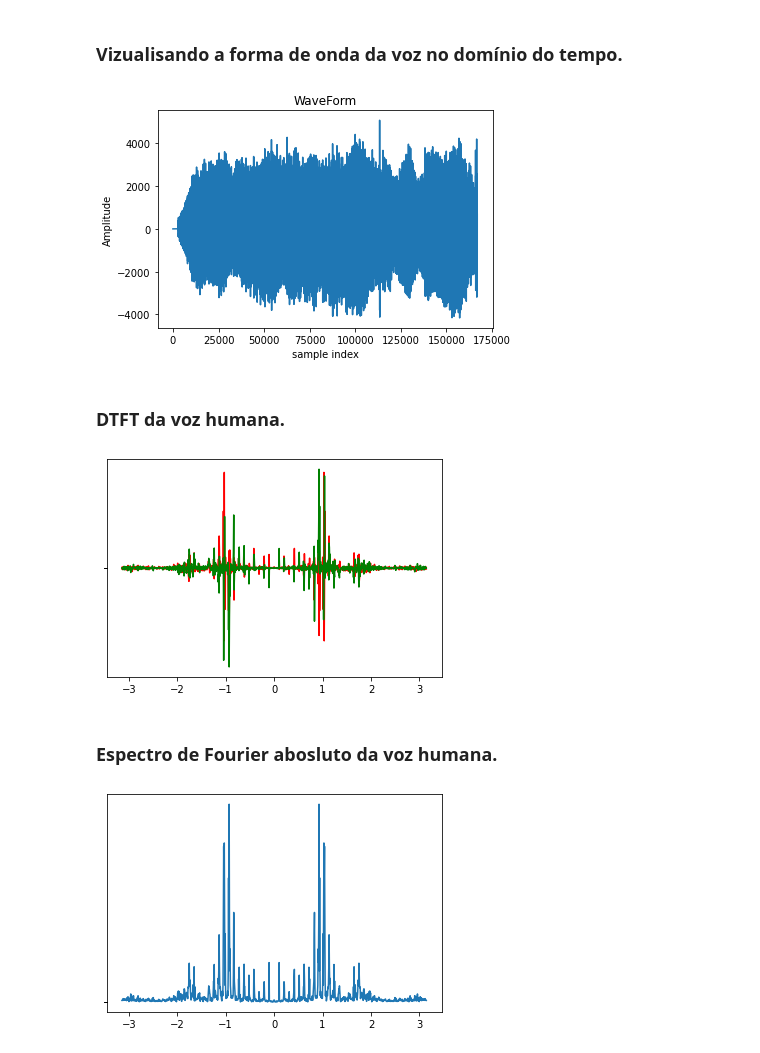
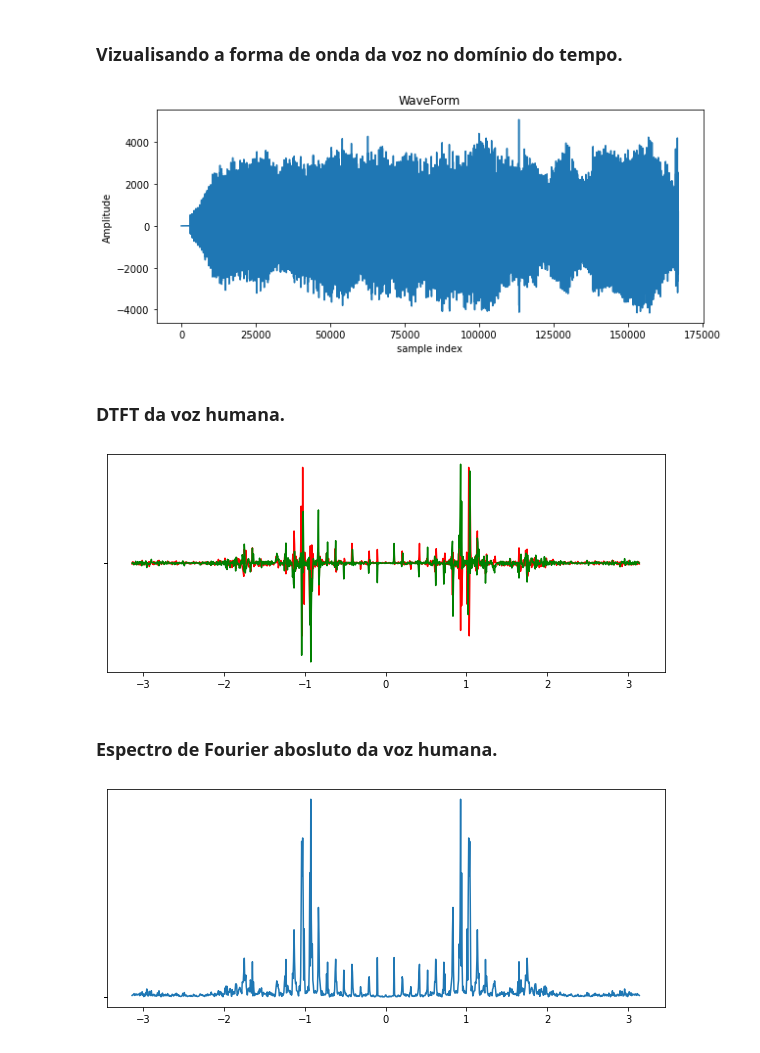
Before and after one commit to leonardoSaaads/ProcessamentoDigitalSinais, a Jupyter notebook: Unidade 1/DTFT.ipynb, the cells around one changed output. Saved outputs shown, nothing was run; the diff lists cells and outputs as text; code cells hidden in the pictures.

```diff
--- a/Unidade 1/DTFT.ipynb
+++ b/Unidade 1/DTFT.ipynb
@@ -342,27 +342,30 @@ A frequência de amostragem é: 48000
 # %%
 from IPython.display import Audio
 from scipy.io.wavfile import read
 import matplotlib.pyplot as plt
 
 # Lê o arquivo de aúdio
 fs, data = read('voz.wav')
 data = data[:, 0]
 
+# Plota o gráfico do arquivo de aúdio - forma de onda no tempo.
+plt.figure(figsize=(10, 4))    # Define o tamanho da figura
 plt.plot(data)
 plt.xlabel('sample index')
 plt.ylabel('Amplitude')
 plt.title('WaveForm')
 plt.show()
 # %% [output]
-[figure, old version]
+[figure, new version]
 # %% [markdown]
 ### **DTFT da voz humana.**
 # %%
 human_fs = np.linspace(-np.pi, np.pi, 1000) # Criando vetor na frequencia
-data = data[::10]                           # Deixando menos valores de data - velocidade
+data = data[::10]                           # Deixando menos valores de data - velocidade p/ processamento
 dtft_human = DTFT(data, human_fs)           # Usando a função DTFT
 
 # Plotando a função:
+plt.figure(figsize=(10, 4))                 # Define o tamanho da figura
 plt.plot(human_fs, dtft_human.real, label='DTFT Real Part', color='red')
 plt.plot(human_fs, dtft_human.imag, label='DTFT Imag Part', color='green')
 
@@ -370,15 +373,16 @@ plt.plot(human_fs, dtft_human.imag, label='DTFT Imag Part', color='green')
 plt.yticks(y, labels="")                    # Removendo a escala do eixo y
 plt.show()
 # %% [output]
-[figure, old version]
+[figure, new version]
 # %% [markdown]
 ### **Espectro de Fourier abosluto da voz humana.**
 # %%
 # Plotando a função:
+plt.figure(figsize=(10, 4))                           # Define o tamanho da figura
 plt.plot(human_fs, abs(dtft_human), label='DTFT ABS')
 
 # Visualizando as Imagens:
 plt.yticks(y, labels="")
 plt.show()
 # %% [output]
-[figure, old version]
+[figure, new version]
```
Also changed, not shown: 1 other file.
